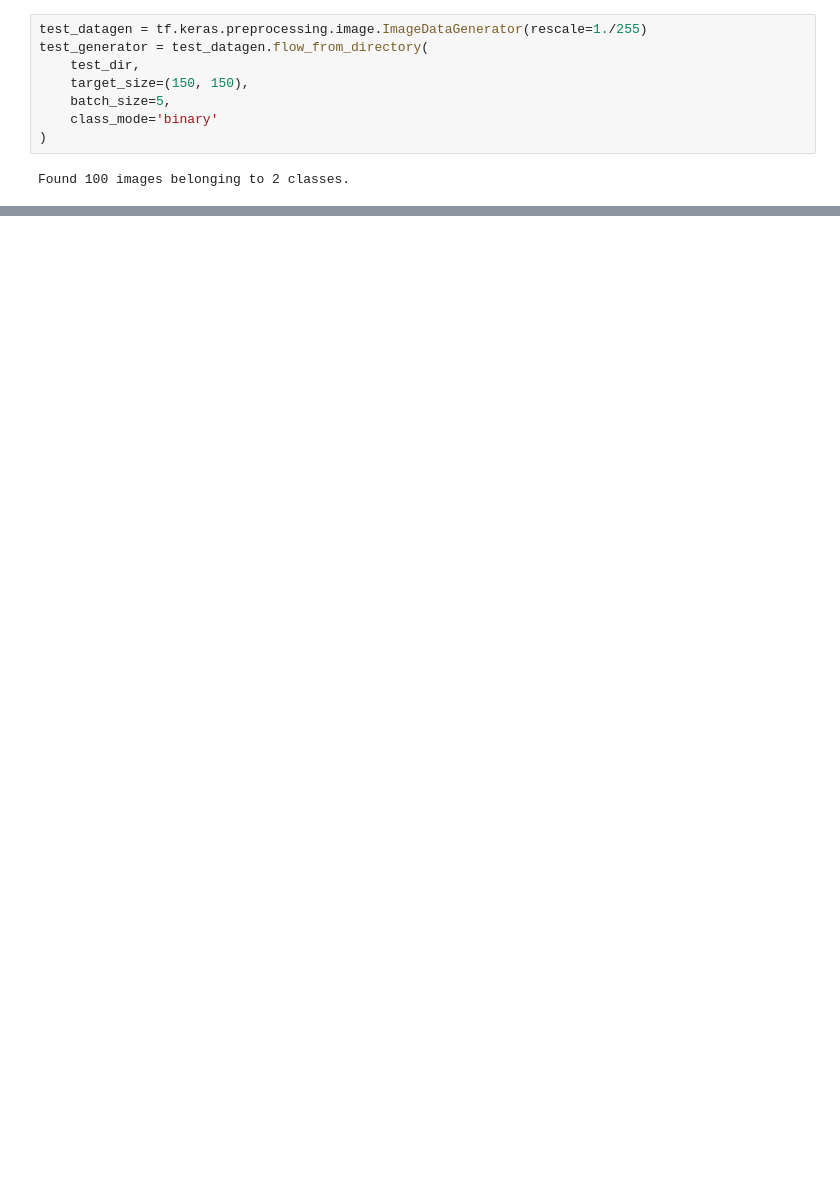
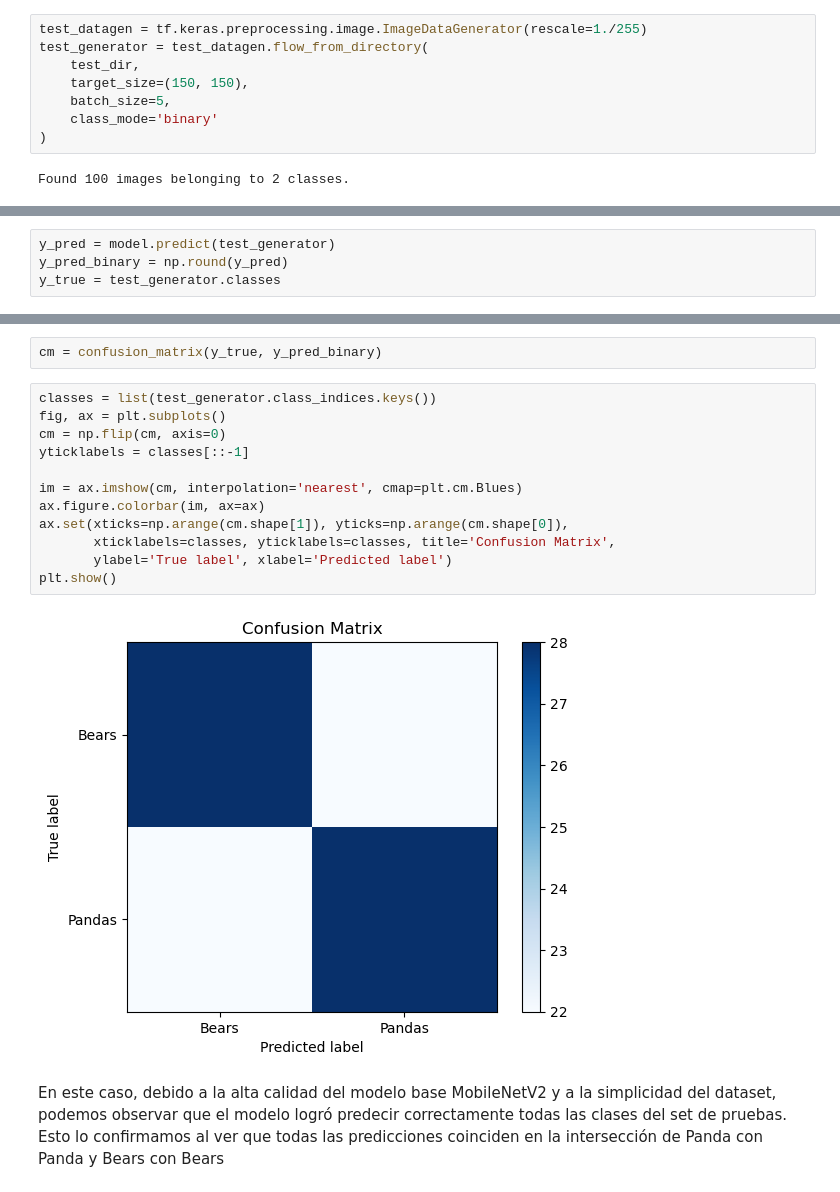
Before and after one commit to Cutberto/IAModulo2, a Jupyter notebook: pandaorbear/PandasVsBears.ipynb, the cells around one changed output, grey strips where cells are left out. Saved outputs shown, nothing was run; the diff lists cells and outputs as text; blank space fills up the shorter version.

Commit message:
Agregar matriz de trancisión a modelo pandasvsbears

```diff
--- a/pandaorbear/PandasVsBears.ipynb
+++ b/pandaorbear/PandasVsBears.ipynb
@@ -418,0 +371,4 @@ Test Accuracy: 1.0
+# %%
+y_pred = model.predict(test_generator)
+y_pred_binary = np.round(y_pred)
+y_true = test_generator.classes
@@ -418,0 +377,18 @@ Test Accuracy: 1.0
+# %%
+cm = confusion_matrix(y_true, y_pred_binary)
+# %%
+classes = list(test_generator.class_indices.keys())
+fig, ax = plt.subplots()
+cm = np.flip(cm, axis=0)
+yticklabels = classes[::-1]
+
+im = ax.imshow(cm, interpolation='nearest', cmap=plt.cm.Blues)
+ax.figure.colorbar(im, ax=ax)
+ax.set(xticks=np.arange(cm.shape[1]), yticks=np.arange(cm.shape[0]),
+       xticklabels=classes, yticklabels=classes, title='Confusion Matrix',
+       ylabel='True label', xlabel='Predicted label')
+plt.show()
+# %% [output]
+[figure, added]
+# %% [markdown]
+En este caso, debido a la alta calidad del modelo base MobileNetV2 y a la simplicidad del dataset, podemos observar que el modelo logró predecir correctamente todas las clases del set de pruebas. Esto lo confirmamos al ver que todas las predicciones coinciden en la intersección de Panda con Panda y Bears con Bears
```
Also changed, not shown: parts of 12 cells of this notebook.
